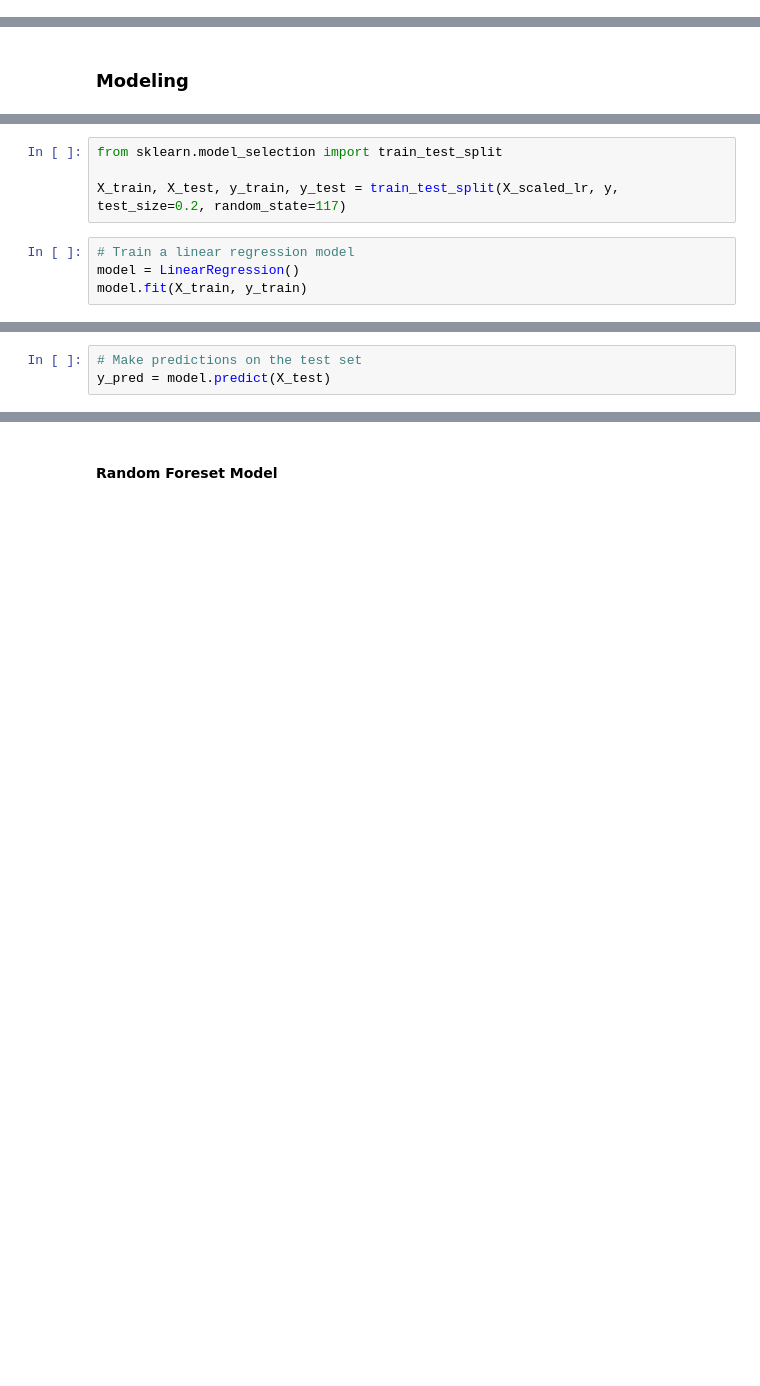
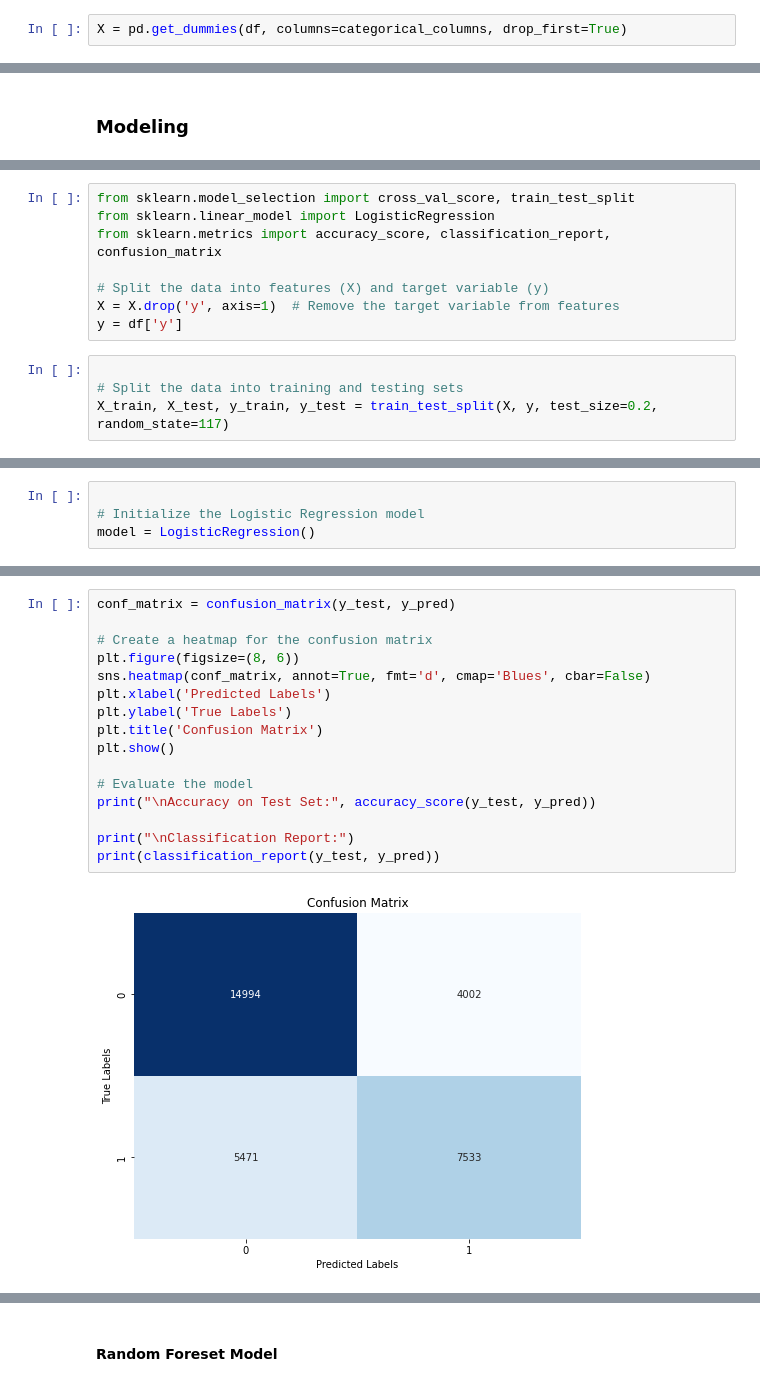
Before and after one commit to ReuvenDerner/MSDS_QuantifyingTheWorld, a Jupyter notebook: Case Study Seven.ipynb, the cells around one changed output, grey strips where cells are left out. Drawn from its saved outputs; the diff is of its cells as text; blank space fills up the shorter version.

```diff
--- a/Case Study Seven.ipynb
+++ b/Case Study Seven.ipynb
@@ -425,0 +323,2 @@ X_scaled_tf = preprocessor.fit_transform(X_encoded)
+# %%
+X = pd.get_dummies(df, columns=categorical_columns, drop_first=True)
@@ -430,8 +393,12 @@ X_scaled_tf = preprocessor.fit_transform(X_encoded)
 # %%
-from sklearn.model_selection import train_test_split
+from sklearn.model_selection import cross_val_score, train_test_split
+from sklearn.linear_model import LogisticRegression
+from sklearn.metrics import accuracy_score, classification_report, confusion_matrix
 
-X_train, X_test, y_train, y_test = train_test_split(X_scaled_lr, y, test_size=0.2, random_state=117)
+# Split the data into features (X) and target variable (y)
+X = X.drop('y', axis=1)  # Remove the target variable from features
+y = df['y']
 # %%
-# Train a linear regression model
-model = LinearRegression()
-model.fit(X_train, y_train)
+
+# Split the data into training and testing sets
+X_train, X_test, y_train, y_test = train_test_split(X, y, test_size=0.2, random_state=117)
@@ -440,3 +405,4 @@ LinearRegression()
 # %%
-# Make predictions on the test set
-y_pred = model.predict(X_test)
+
+# Initialize the Logistic Regression model
+model = LogisticRegression()
@@ -497,0 +457,18 @@ Plot the residuals (differences between actual and predicted values) against the
+# %%
+conf_matrix = confusion_matrix(y_test, y_pred)
+
+# Create a heatmap for the confusion matrix
+plt.figure(figsize=(8, 6))
+sns.heatmap(conf_matrix, annot=True, fmt='d', cmap='Blues', cbar=False)
+plt.xlabel('Predicted Labels')
+plt.ylabel('True Labels')
+plt.title('Confusion Matrix')
+plt.show()
+
+# Evaluate the model
+print("\nAccuracy on Test Set:", accuracy_score(y_test, y_pred))
+
+print("\nClassification Report:")
+print(classification_report(y_test, y_pred))
+# %% [output]
+[figure, added]
```
Also changed, not shown: parts of 54 cells of this notebook.
